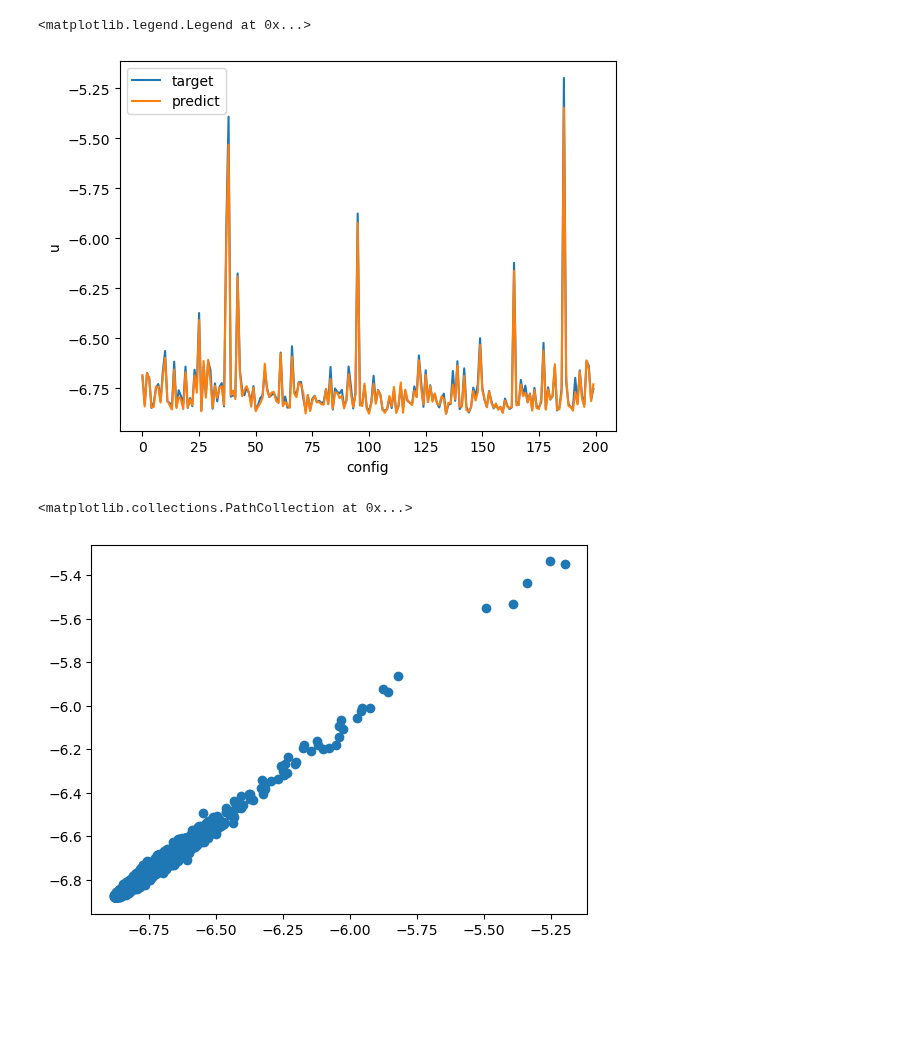
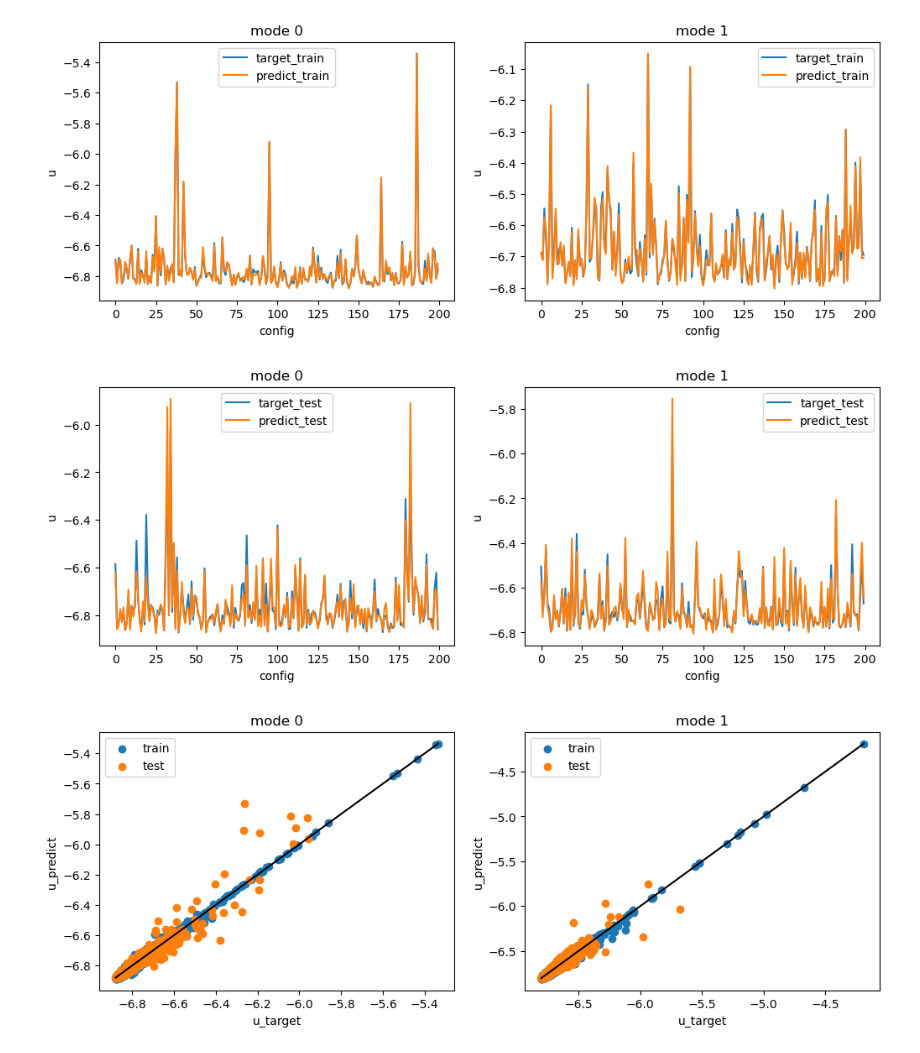
Before and after one commit to anacmolina/ML-DFT, a Jupyter notebook: notebooks/19a - reviewing mlps models.ipynb, the cells around one changed output. Saved outputs shown, nothing was run; the diff lists cells and outputs as text; code cells hidden in the pictures; blank space fills up the shorter version.

```diff
--- a/notebooks/19a - reviewing mlps models.ipynb
+++ b/notebooks/19a - reviewing mlps models.ipynb
@@ -5,6 +6,9 @@ import matplotlib.pyplot as plt
 from flonacomldft.utils.io_utils import load_pickle_file, load_csv_file
 from flonacomldft.internal_coordinates import Coordinates_mapping
 # %%
+# BERENDSEN MD DATA - MLP Models
+
 mlps = [load_pickle_file("models/is{:d}_mlp_dic_training.pkl".format(mode_label)) for mode_label in [0, 1]]
 
 zmats_train = [torch.cat([load_csv_file("datasets/is{:d}_{:s}_train.csv".format(mode_label, kind)).T for kind in ['flow', 'md']], dim=1).T for mode_label in [0, 1]]
+zmats_test = [torch.cat([load_csv_file("datasets/is{:d}_{:s}_test.csv".format(mode_label, kind)).T for kind in ['flow', 'md']], dim=1).T for mode_label in [0, 1]]
@@ -23,15 +15,59 @@ u_predict.shape, u_target.shape, u_target.flatten()[:100].shape, u_predict.flatt
-# %%
-fig, ax = plt.subplots(1, 1)
-ax.plot(u_target.flatten()[:200], label = 'target')
-ax.plot(u_predict.flatten()[:200], label = 'predict')
-ax.set_ylabel('u')
-ax.set_xlabel('config')
-ax.legend()
-# %% [output]
-<matplotlib.legend.Legend at 0x...>
-[figure, removed]
-# %%
-plt.scatter(u_target.flatten(), u_predict.flatten())
-# %% [output]
-<matplotlib.collections.PathCollection at 0x...>
-[figure, removed]
+# %%
+coord_mapping = Coordinates_mapping()
+
+xs_train = []
+xs_train_logdetjacs = []
+us_train = []
+
+for mode_label in [0, 1]:
+    xs, logdetjacs, us = coord_mapping.get_real_centered_from_internal(zmats_train[mode_label][:, :12], logdetjacs=zmats_train[mode_label][:, 14], energies=zmats_train[mode_label][:, 12], isomer=mode_label)
+    xs_train.append(xs)
+    xs_train_logdetjacs.append(logdetjacs)
+    us_train.append(us)
+# %%
+xs_test = []
+xs_test_logdetjacs = []
+us_test = []
+
+for mode_label in [0, 1]:
+    xs, logdetjacs, us = coord_mapping.get_real_centered_from_internal(zmats_test[mode_label][:, :12], logdetjacs=zmats_test[mode_label][:, 14], energies=zmats_test[mode_label][:, 12], isomer=mode_label)
+    xs_test.append(xs)
+    xs_test_logdetjacs.append(logdetjacs)
+    us_test.append(us)
+# %%
+u_target_train = torch.stack(us_train).detach().numpy()
+u_predict_train = [mlps[mode_label]['model'](xs_train[mode_label]).T.detach().numpy() for mode_label in [0, 1]]
+
+u_target_test = torch.stack(us_test).detach().numpy()
+u_predict_test = [mlps[mode_label]['model'](xs_test[mode_label]).T.detach().numpy() for mode_label in [0, 1]]
+
+u_target = {'train': u_target_train, 'test': u_target_test}
+u_predict = {'train': u_predict_train, 'test': u_predict_test}
+# %%
+for datatype in ['train', 'test']:
+    fig, axs = plt.subplots(1, 2, figsize=(12, 4))
+    for mode_label in [0, 1]:
+        axs[mode_label].plot(u_target[datatype][mode_label].flatten()[:200], label = 'target_{:s}'.format(datatype))
+        axs[mode_label].plot(u_predict[datatype][mode_label].flatten()[:200], label = 'predict_{:s}'.format(datatype))
+        axs[mode_label].set_ylabel('u')
+        axs[mode_label].set_xlabel('config')
+        axs[mode_label].legend()
+        axs[mode_label].set_title('mode {:d}'.format(mode_label))
+# %% [output]
+[figure, added]
+[figure, added]
+# %%
+fig, axs = plt.subplots(1, 2, figsize=(12, 4))
+for mode_label in [0, 1]:
+    axs[mode_label].scatter(u_target['train'][mode_label].flatten(), u_predict['train'][mode_label].flatten(), label='train')
+    axs[mode_label].scatter(u_target['test'][mode_label].flatten(), u_predict['test'][mode_label].flatten(), label='test')
+    min_ = np.min(u_target['train'][mode_label].flatten())
+    max_ = np.max(u_target['train'][mode_label].flatten())
+    range_ = np.linspace(min_, max_, 2)
+    axs[mode_label].plot(range_, range_, color='k')
+    axs[mode_label].set_ylabel('u_predict')
+    axs[mode_label].set_xlabel('u_target')
+    axs[mode_label].legend()
+    axs[mode_label].set_title('mode {:d}'.format(mode_label))
+# %% [output]
+[figure, added]
```
Also changed, not shown: parts of 4 cells of this notebook, 2 other files.
